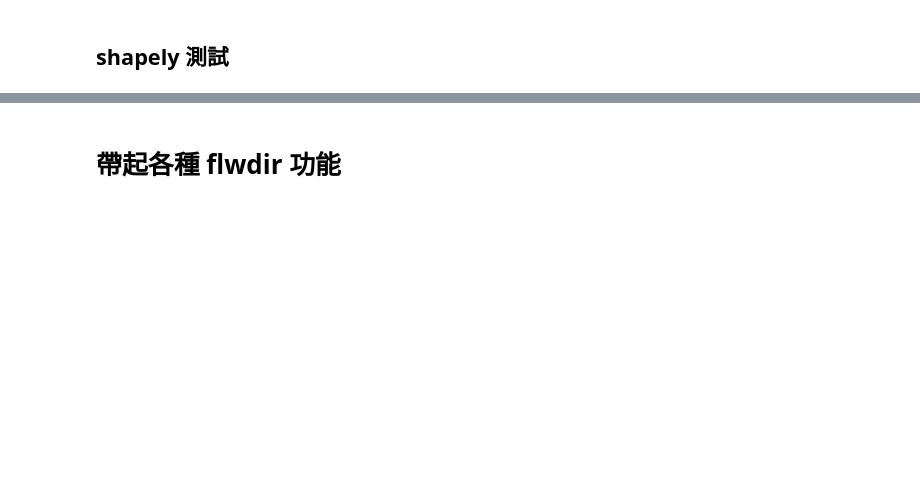
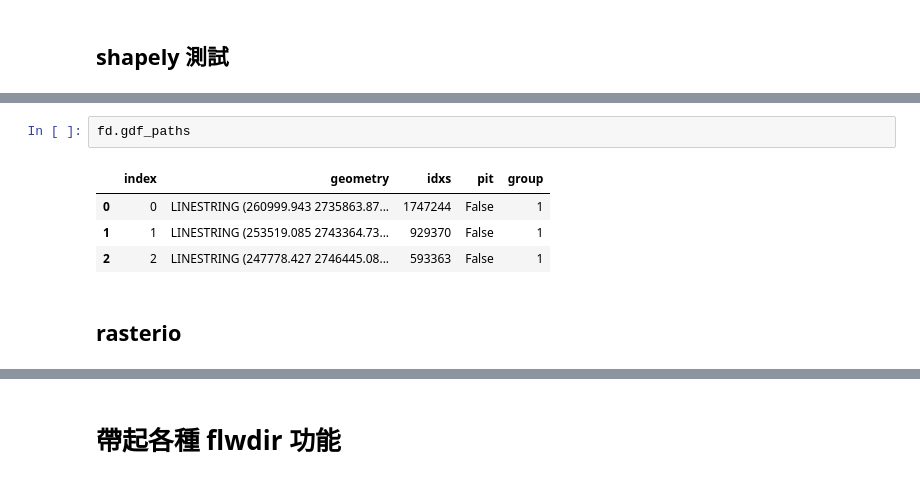
Before and after one commit to LinkItONEDevGroup/waterswak, a Jupyter notebook: engineer_mode.ipynb, the cells around one changed output, grey strips where cells are left out. Drawn from its saved outputs; the diff is of its cells as text; blank space fills up the shorter version.

```diff
--- a/engineer_mode.ipynb
+++ b/engineer_mode.ipynb
@@ -1236,0 +1267,9 @@ if 0: # divid to few substring and join
+# %%
+fd.gdf_paths
+# %% [output]
+|  | index | geometry | idxs | pit | group |
+| 0 | 0 | LINESTRING (260999.943 2735863.87... | 1747244 | False | 1 |
+| 1 | 1 | LINESTRING (253519.085 2743364.73... | 929370 | False | 1 |
+| 2 | 2 | LINESTRING (247778.427 2746445.08... | 593363 | False | 1 |
+# %% [markdown]
+## rasterio
```
Also changed, not shown: parts of 35 cells of this notebook, 11 other files.
